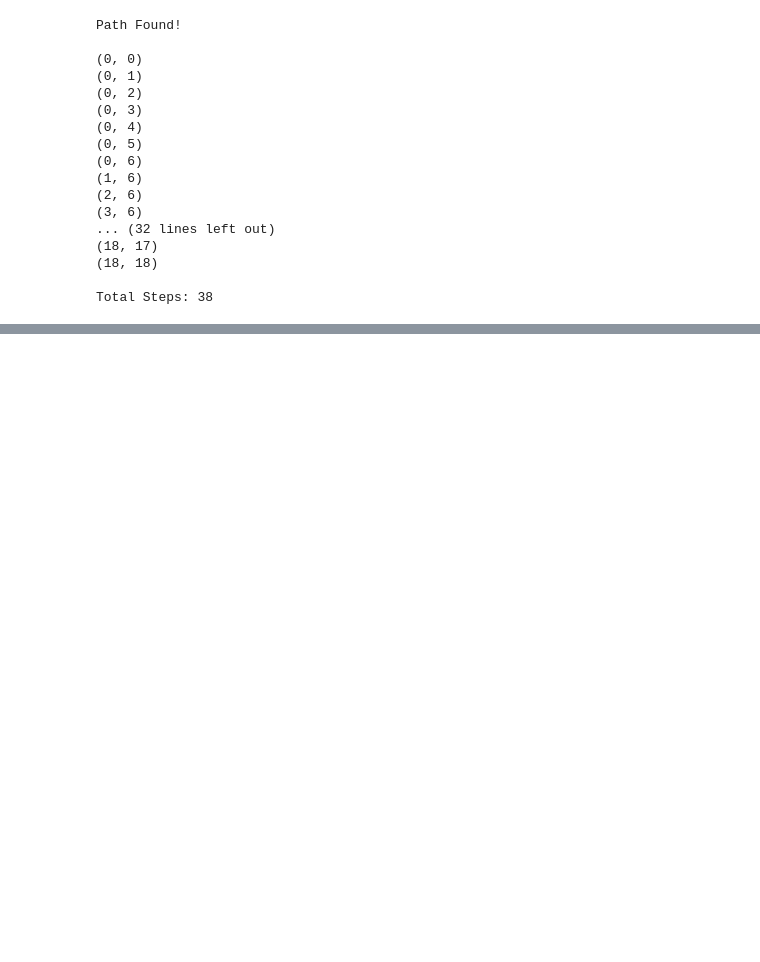
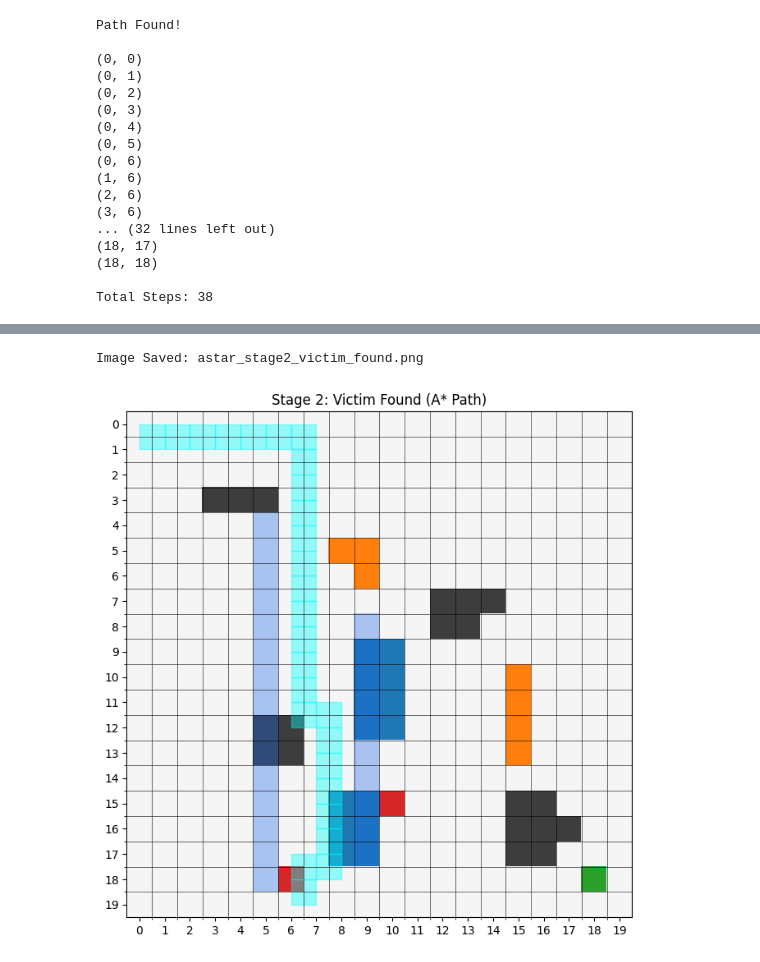
Before and after one commit to RadhikaKapoor383/Flood-Evacuation-and-Rescue-Management-System, a Jupyter notebook: Algorithms/A-star.ipynb, the cells around one changed output, grey strips where cells are left out. Saved outputs shown, nothing was run; the diff lists cells and outputs as text; code cells hidden in the pictures; blank space fills up the shorter version.

```diff
--- a/Algorithms/A-star.ipynb
+++ b/Algorithms/A-star.ipynb
@@ -358,0 +363,14 @@ Total Steps: 38
+# %%
+# =====================================================
+# TEST A* (START TO NEAREST VICTIM)
+# =====================================================
+
+start = (0, 0)
+
+path_to_victim, found_victim = astar_multi_goal(start, victims)
+
+print("\nPATH TO VICTIM (A*):")
+print(path_to_victim)
+
+print("\nNearest Victim:", found_victim)
+print("Steps:", len(path_to_victim)-1)
@@ -358,0 +479,5 @@ Total Steps: 38
+# %%
+display_astar_path_to_victim(path_to_victim)
+# %% [output]
+Image Saved: astar_stage2_victim_found.png
+[figure, added]
```
Also changed, not shown: parts of 6 cells of this notebook, 12 other files.
